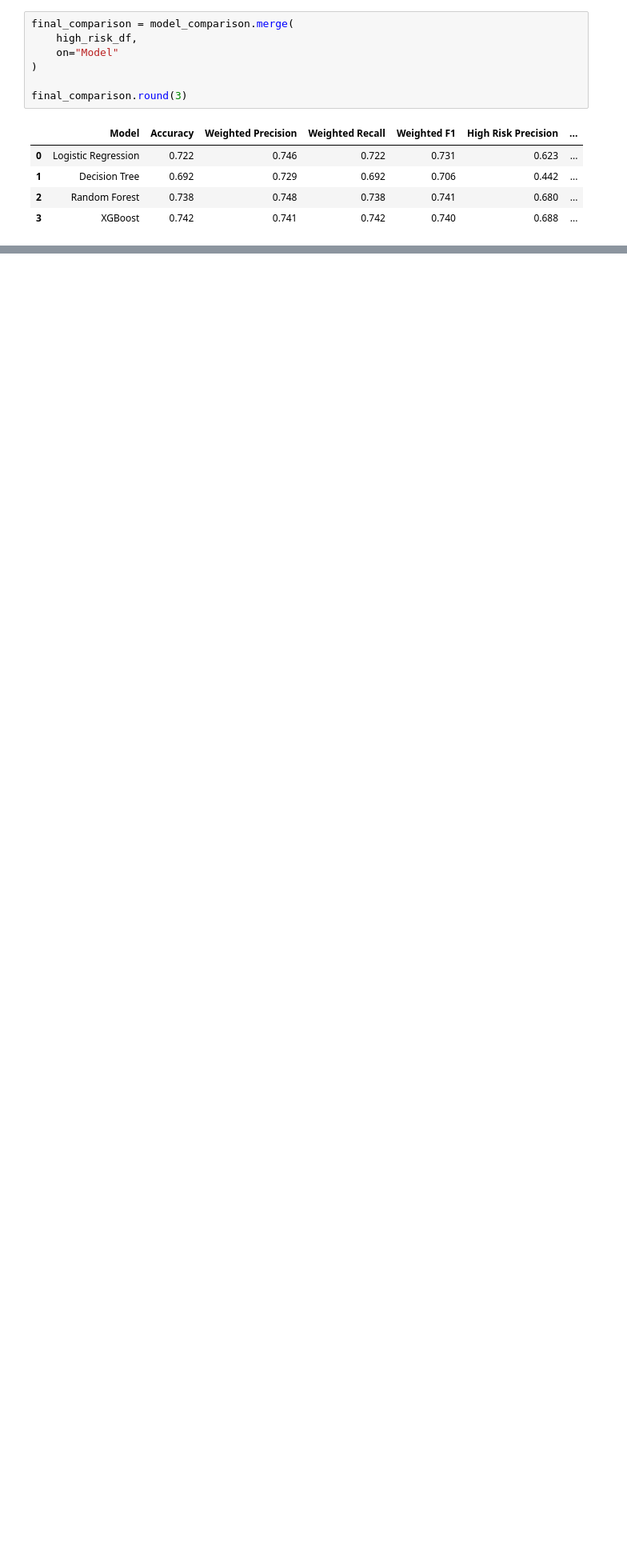
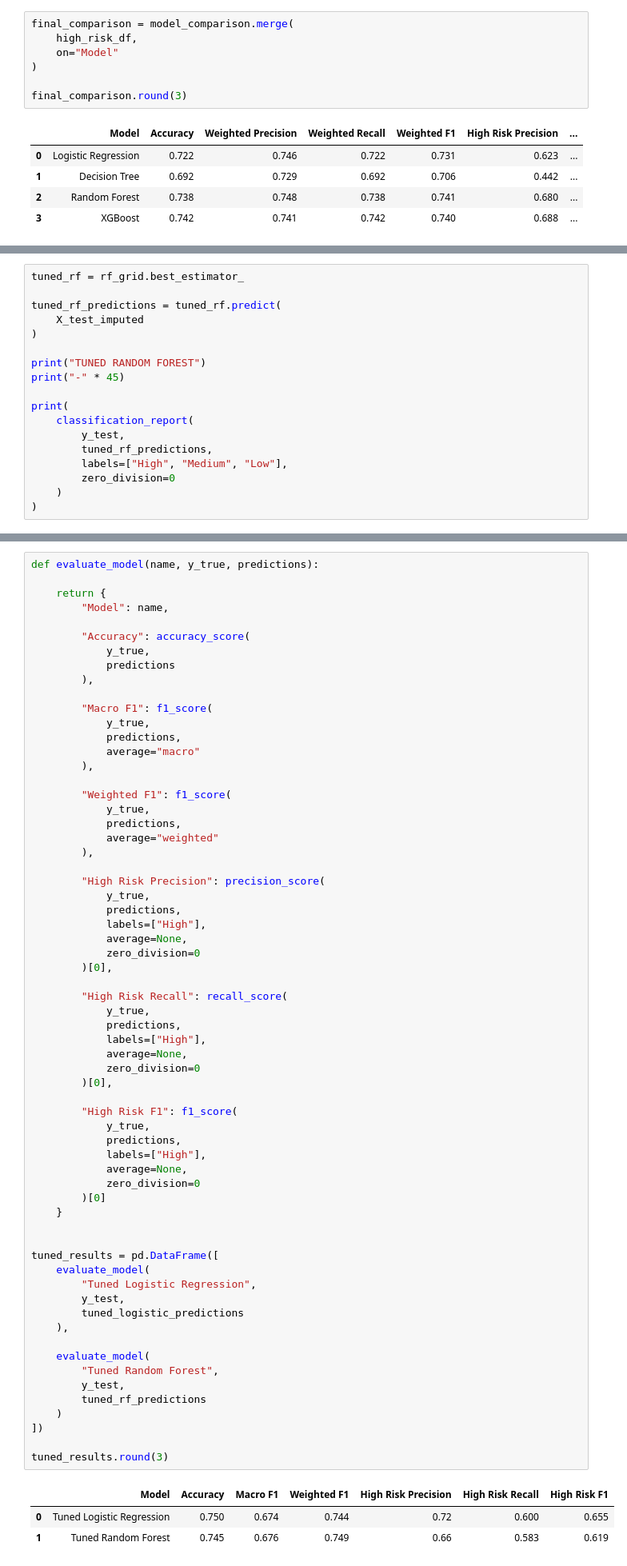
Before and after one commit to Divyaa2601/Predictive-Student-Success-Monitoring-System, a Jupyter notebook: notebooks/04_model_training.ipynb, the cells around one changed output, grey strips where cells are left out. Shown at 80% size. Cells and saved outputs as stored; diff of their text form; blank space fills up the shorter version.

Commit message:
Add model tuning and final model selection

```diff
--- a/notebooks/04_model_training.ipynb
+++ b/notebooks/04_model_training.ipynb
@@ -736,0 +876,18 @@ Further model tuning and validation will be performed before final deployment.
+# %%
+tuned_rf = rf_grid.best_estimator_
+
+tuned_rf_predictions = tuned_rf.predict(
+    X_test_imputed
+)
+
+print("TUNED RANDOM FOREST")
+print("-" * 45)
+
+print(
+    classification_report(
+        y_test,
+        tuned_rf_predictions,
+        labels=["High", "Medium", "Low"],
+        zero_division=0
+    )
+)
@@ -736,0 +906,68 @@ Further model tuning and validation will be performed before final deployment.
+# %%
+def evaluate_model(name, y_true, predictions):
+
+    return {
+        "Model": name,
+
+        "Accuracy": accuracy_score(
+            y_true,
+            predictions
+        ),
+
+        "Macro F1": f1_score(
+            y_true,
+            predictions,
+            average="macro"
+        ),
+
+        "Weighted F1": f1_score(
+            y_true,
+            predictions,
+            average="weighted"
+        ),
+
+        "High Risk Precision": precision_score(
+            y_true,
+            predictions,
+            labels=["High"],
+            average=None,
+            zero_division=0
+        )[0],
+
+        "High Risk Recall": recall_score(
+            y_true,
+            predictions,
+            labels=["High"],
+            average=None,
+            zero_division=0
+        )[0],
+
+        "High Risk F1": f1_score(
+            y_true,
+            predictions,
+            labels=["High"],
+            average=None,
+            zero_division=0
+        )[0]
+    }
+
+
+tuned_results = pd.DataFrame([
+    evaluate_model(
+        "Tuned Logistic Regression",
+        y_test,
+        tuned_logistic_predictions
+    ),
+
+    evaluate_model(
+        "Tuned Random Forest",
+        y_test,
+        tuned_rf_predictions
+    )
+])
+
+tuned_results.round(3)
+# %% [output]
+|  | Model | Accuracy | Macro F1 | Weighted F1 | High Risk Precision | High Risk Recall | High Risk F1 |
+| 0 | Tuned Logistic Regression | 0.750 | 0.674 | 0.744 | 0.72 | 0.600 | 0.655 |
+| 1 | Tuned Random Forest | 0.745 | 0.676 | 0.749 | 0.66 | 0.583 | 0.619 |
```
Also changed, not shown: parts of 10 cells of this notebook.
